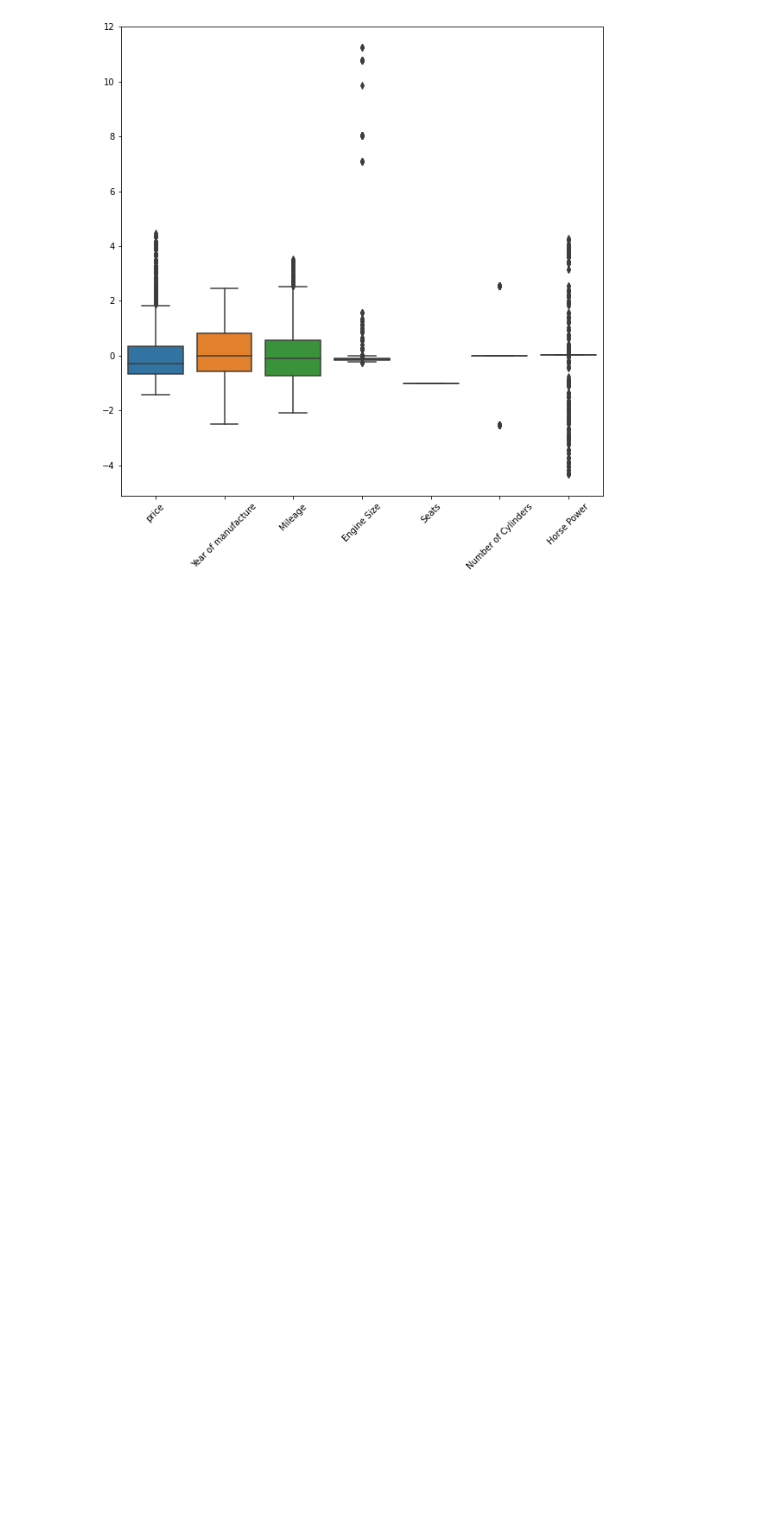
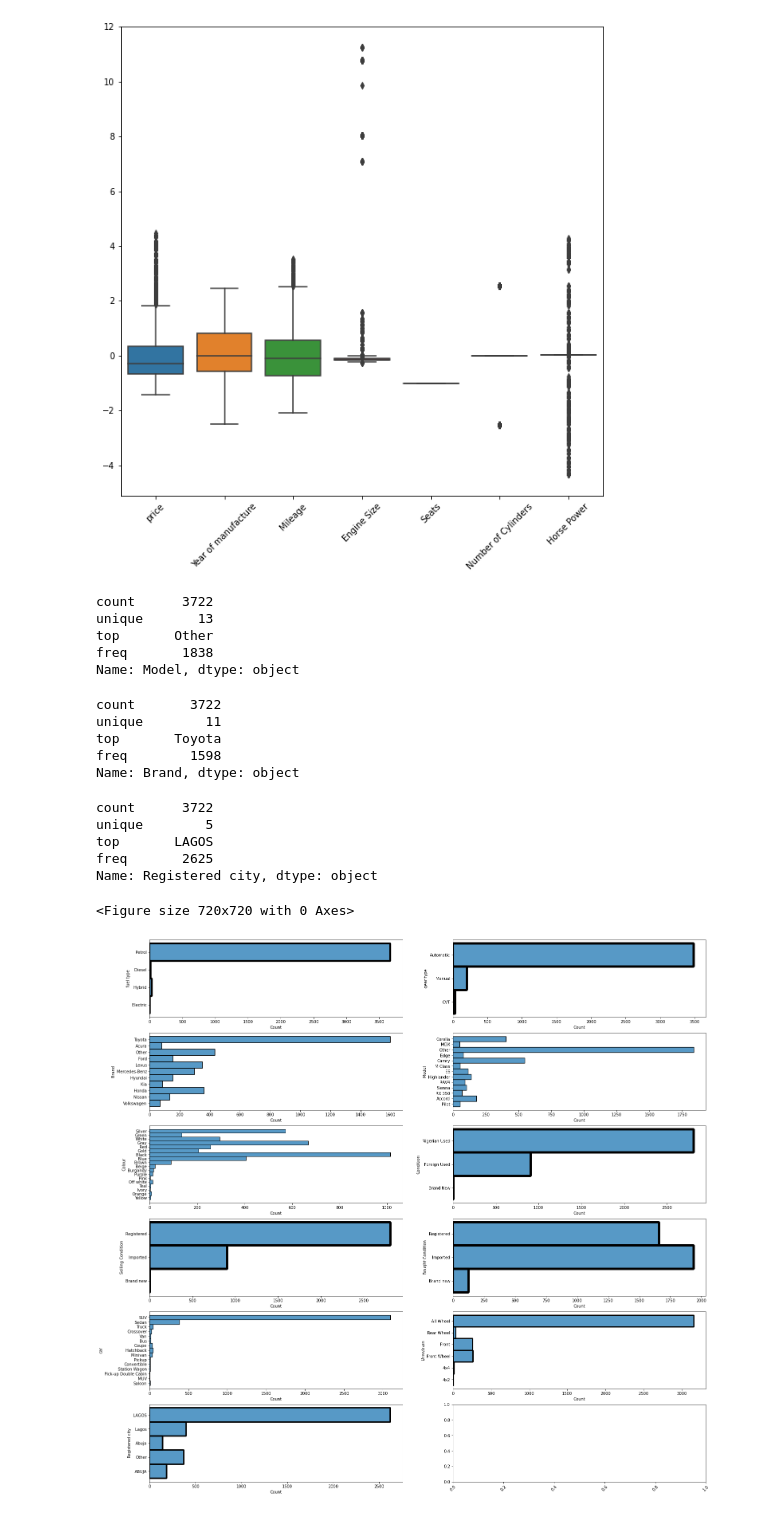
Before and after one commit to Waleed-Almutairi/ISE-291-Project, a Jupyter notebook: Code/VechicelCrashes.ipynb, the cells around one changed output. Cells and saved outputs as stored; diff of their text form; code cells hidden in the pictures; blank space fills up the shorter version.

```diff
--- a/Code/VechicelCrashes.ipynb
+++ b/Code/VechicelCrashes.ipynb
@@ -117,3 +120,68 @@ plt.xticks(rotation=45)
   Text(5, 0, 'Number of Cylinders'),
   Text(6, 0, 'Horse Power')])
 [figure]
+# %%
+from collections import Counter
+def cumulatively_categorise(column,threshold=0.6,return_categories_list=True):
+  threshold_value= int(threshold*len(column))
+  categories_list=[]
+
+  s=0
+
+  counts=Counter(column)
+
+  for i,j in counts.most_common():
+
+    s+=dict(counts)[i]
+
+    categories_list.append(i)
+
+    if s>=threshold_value:
+      break
+  categories_list.append('Other')
+  new_column=column.apply(lambda x: x if x in categories_list else 'Other')
+
+  if(return_categories_list):
+    return new_column,categories_list
+
+  else:
+    return new_column
+
+
+
+df["Model"],new_category_list=cumulatively_categorise(df['Model'],return_categories_list=True,threshold=0.5)
+df["Brand"],new_category_list2=cumulatively_categorise(df['Brand'],return_categories_list=True,threshold= 0.87)
+df["Registered city"],new_category_list2=cumulatively_categorise(df['Registered city'],return_categories_list=True,threshold= 0.87)
+display(df["Model"].describe())
+display(df["Brand"].describe())
+display(df["Registered city"].describe())
+plt.figure(figsize=(10,10))
+cat_columns = df.select_dtypes(include='object').columns
+# Plot for each identified column
+nCols=2   # The number of columns that you want
+nRows=len(cat_columns)//nCols+1   # The number of correspomding rows
+
+## to avoid rotating labels:
+fig,axes = plt.subplots(nRows, nCols, figsize=(25,25))
+for ind,col in enumerate(cat_columns):
+    sns.histplot(y=col,data=df,ax=axes.flatten()[ind])
+    plt.xticks(rotation = 45)
+plt.show()
+# %% [output]
+count      3722
+unique       13
+top       Other
+freq       1838
+Name: Model, dtype: object
+count       3722
+unique        11
+top       Toyota
+freq        1598
+Name: Brand, dtype: object
+count      3722
+unique        5
+top       LAGOS
+freq       2625
+Name: Registered city, dtype: object
+<Figure size 720x720 with 0 Axes>
+[figure, added]
```
Also changed, not shown: parts of 3 cells of this notebook.
